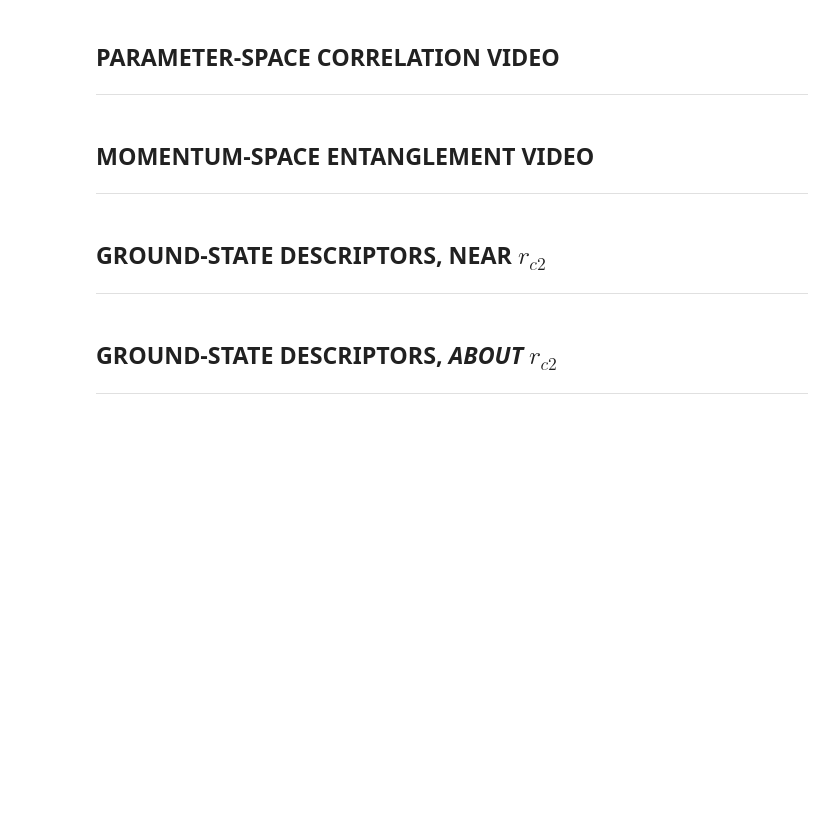
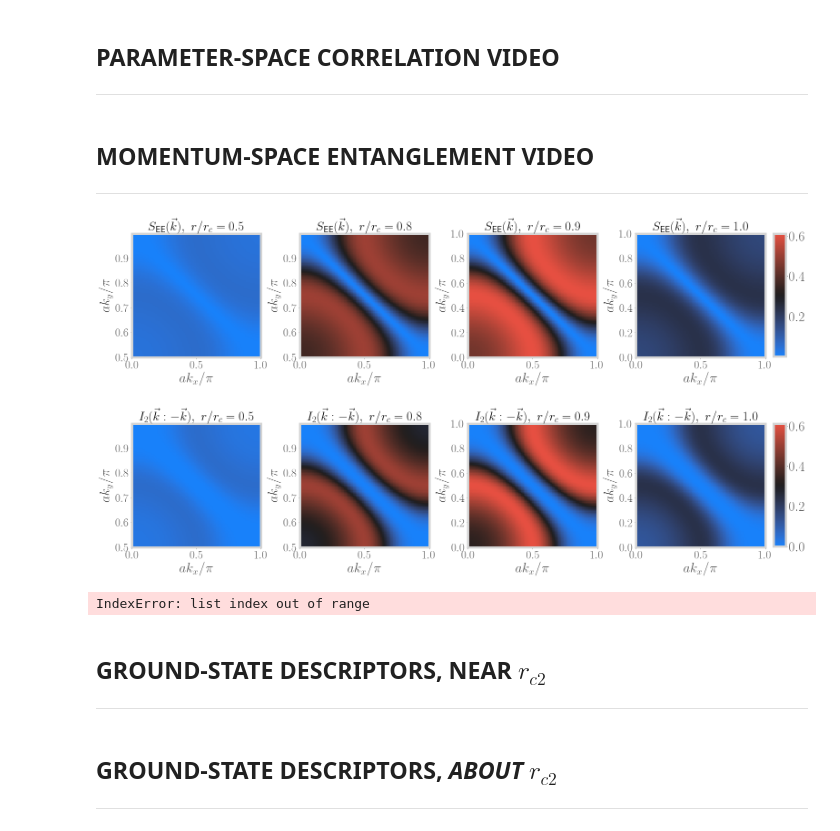
Before and after one commit to abhirup-m/Tiling-Embedded-Esiam, a Jupyter notebook: numerics-tiling.ipynb, the cells around one changed output. Drawn from its saved outputs; the diff is of its cells as text; code cells hidden in the pictures; blank space fills up the shorter version.

```diff
--- a/numerics-tiling.ipynb
+++ b/numerics-tiling.ipynb
@@ -1662,7 +1662,8 @@ def get_ent_video_kspace(args):
     J0 = D0 * args["J_by_D"]
     V0 = J0 * args["V_by_J"]
     U_by_Ub = args["U_by_Ub"]
-    r_by_rc_vals = np.linspace(args["r_by_rc_min"], args["r_by_rc_max"], args["num_r_by_rc"])
+    # r_by_rc_vals = np.linspace(args["r_by_rc_min"], args["r_by_rc_max"], args["num_r_by_rc"])
+    r_by_rc_vals = np.array([0.5, 0.8, 0.9, 0.999])
     Ub_vals = - 0.25 * J0 * r_by_rc_vals
     num_sites = args["num_sites"]
     kx_arr = np.linspace(0, np.pi, args["num_kx"])
@@ -1692,7 +1693,8 @@ def get_ent_video_kspace(args):
 
 
     fig, ax = plt.subplots(ncols=4, nrows=1, figsize=(25, 5), gridspec_kw = {'wspace':0.3, 'hspace':0})
-    correlations_for_staticframes = [entropyvn_kxUbmap[0], entropyvn_kxUbmap[50], mutualinfo_kxkymap[60], mutualinfo_kxkymap[82]]
+    # correlations_for_staticframes = [entropyvn_kxkymap[0], entropyvn_kxkymap[50], entropyvn_kxkymap[60], entropyvn_kxkymap[82]]
+    correlations_for_staticframes = entropyvn_kxkymap
     extent_arr = [[0, 1, min(r_by_rc_vals), max(r_by_rc_vals)], [0, 1, min(r_by_rc_vals), max(r_by_rc_vals)], [0, 1, 0, 1], [0, 1, 0, 1]]
     vmax = np.amax(correlations_for_staticframes)
     vmin = np.amin(correlations_for_staticframes)
@@ -1700,16 +1702,32 @@ def get_ent_video_kspace(args):
         im = ax[j].imshow(corr, aspect="auto", cmap=mpl.colormaps["cet_bkr"], extent = extent_arr[j],
                           vmax=vmax, vmin=vmin, interpolation='none')
         ax[j].set_xlabel(r"$ak_x/\pi$", size=30)
-        if j < 2:
-            ax[j].set_ylabel(r"$r/r_c$", size=30)
-            ax[j].set_title(titles[j] + r"$,~ ak_y/\pi = {:.1f}$".format(ky_arr[[0, 50][j]]/np.pi), size=28)
-        else:
-            ax[j].set_ylabel(r"$ak_y/\pi$", size=30)
-            ax[j].set_title(titles[j] + r"$,~ r/r_c = {:.1f}$".format(r_by_rc_vals[[60, 82][j-2]]), size=28)
+        ax[j].set_ylabel(r"$ak_y/\pi$", size=30)
+        # ax[j].set_title(titles[0] + r"$,~ r/r_c = {:.1f}$".format(r_by_rc_vals[[60, 82][j-2]]), size=28)
+        ax[j].set_title(titles[0] + r"$,~ r/r_c = {:.1f}$".format(r_by_rc_vals[j]), size=28)
         ax[j].tick_params(axis='both', which='major', labelsize=25)
     cbar_ax = fig.add_axes([0.91, 0.13, 0.015, 0.75])
     fig.colorbar(im, cax=cbar_ax)
     plt.savefig("vne_kspace_all.pdf", bbox_inches='tight')
+    plt.show()
+
+    fig, ax = plt.subplots(ncols=4, nrows=1, figsize=(25, 5), gridspec_kw = {'wspace':0.3, 'hspace':0})
+    # correlations_for_staticframes = [mutualinfo_kxkymap[0], mutualinfo_kxkymap[50], mutualinfo_kxkymap[60], mutualinfo_kxkymap[82]]
+    correlations_for_staticframes = mutualinfo_kxkymap
+    extent_arr = [[0, 1, min(r_by_rc_vals), max(r_by_rc_vals)], [0, 1, min(r_by_rc_vals), max(r_by_rc_vals)], [0, 1, 0, 1], [0, 1, 0, 1]]
+    vmax = np.amax(correlations_for_staticframes)
+    vmin = np.amin(correlations_for_staticframes)
+    for j,corr in enumerate(correlations_for_staticframes):
+        im = ax[j].imshow(corr, aspect="auto", cmap=mpl.colormaps["cet_bkr"], extent = extent_arr[j],
+                          vmax=vmax, vmin=vmin, interpolation='none')
+        ax[j].set_xlabel(r"$ak_x/\pi$", size=30)
+        ax[j].set_ylabel(r"$ak_y/\pi$", size=30)
+        # ax[j].set_title(titles[1] + r"$,~ r/r_c = {:.1f}$".format(r_by_rc_vals[[60, 82][j-2]]), size=28)
+        ax[j].set_title(titles[1] + r"$,~ r/r_c = {:.1f}$".format(r_by_rc_vals[j]), size=28)
+        ax[j].tick_params(axis='both', which='major', labelsize=25)
+    cbar_ax = fig.add_axes([0.91, 0.13, 0.015, 0.75])
+    fig.colorbar(im, cax=cbar_ax)
+    plt.savefig("mutinfo_kspace_all.pdf", bbox_inches='tight')
     plt.show()
 
     dir_name = "movie_plots"
@@ -1736,35 +1754,39 @@ def get_ent_video_kspace(args):
                 if r_by_rc <= 0.97:
                     filedata.append("duration 0.1")
                 elif r_by_rc <= 1.03:
                     filedata.append("duration 0.5")
                 else:
                     filedata.append("duration 0")
         _ = open("files_list_{:.0f}".format(i), "w").write("\n".join(filedata))
         cmd = ["ffmpeg", "-f", "concat", "-i", "files_list_{:.0f}".format(i), "-y", "-hide_banner", "-loglevel", "error", "-vf",
                "fps=24,scale=480:-1:flags=lanczos,split[s0][s1];[s0]palettegen[p];[s1][p]paletteuse", "-loop", "0", savenames[i] + ".gif"]
         processes.append(subprocess.Popen(cmd))
     [proc.wait() for proc in processes]
     [os.unlink("files_list_{:.0f}".format(i)) for i in range(4)]
 
 args_entanglement = {"D_0": 90,
         "hop": 1,
         "J_by_D": 1/1000,
         "V_by_J": 200,
         "U_by_Ub": 20,
         "r_by_rc_min": 0.5,
         "r_by_rc_max": 1.1,
         "dimensions": 2,
         "num_sites": 3,
         "num_kx": 100,
         "num_ky": 100,
         "k2_factor": -1,
         "num_r_by_rc": 100,
-        "num_threads": 100,
-        "titles": [r"$S_\text{EE}(\vec k)$", r"$S_\text{EE}(\vec k)$", r"$I_2(\vec k: -\vec k)$", r"$I_2(\vec k: -\vec k)$"],
+        "num_threads": 1,
+        "titles": [r"$S_\text{EE}(\vec k)$", r"$I_2(\vec k: -\vec k)$"],
         "savenames": ["entropy_vn_kxkymap", "entropy_vn_kxUbmap", "mutinfo_kxkymap", "mutinfo_kxUbmap"],
 }
 
 get_ent_video_kspace(args_entanglement)
+# %% [output]
+[figure, added]
+[figure, added]
+IndexError: list index out of range
 # %% [markdown]
 ## **GROUND-STATE DESCRIPTORS, NEAR $r_{c2}$**
 <hr style="border:2px solid skyblue">
```
Also changed, not shown: parts of 1 cell of this notebook, 26 other files.
